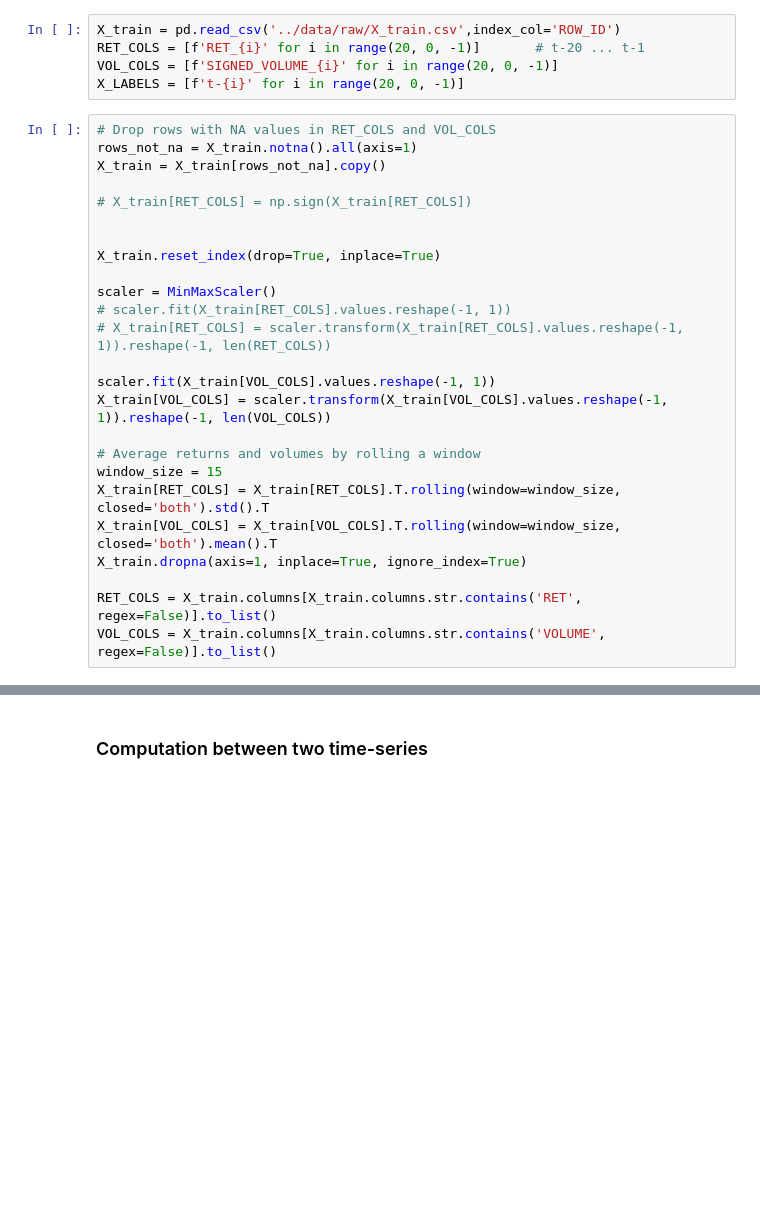
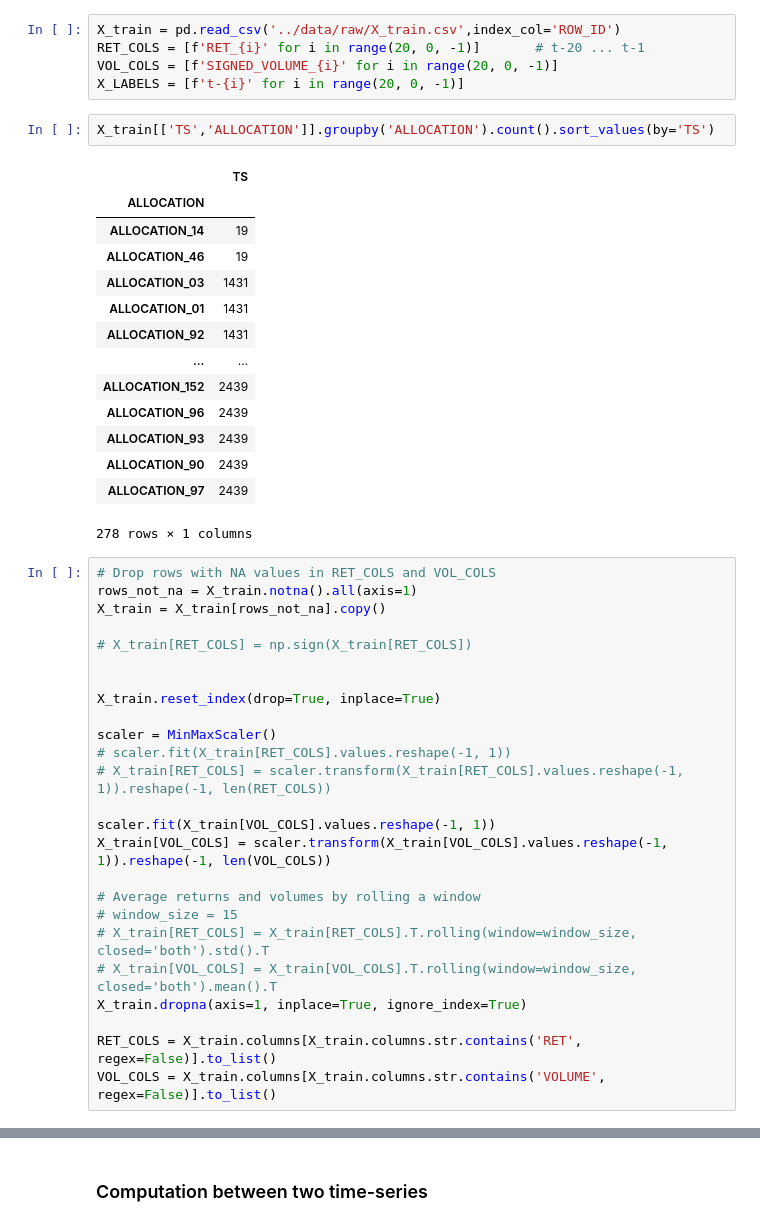
Before and after one commit to pamikem/performances_prediction_of_asset_allocations, a Jupyter notebook: notebooks/soft-dtw-computation-test.ipynb, the cells around one changed output, grey strips where cells are left out. Drawn from its saved outputs; the diff is of its cells as text; blank space fills up the shorter version.

```diff
--- a/notebooks/soft-dtw-computation-test.ipynb
+++ b/notebooks/soft-dtw-computation-test.ipynb
@@ -16,6 +16,23 @@ X_train = pd.read_csv('../data/raw/X_train.csv',index_col='ROW_ID')
 RET_COLS = [f'RET_{i}' for i in range(20, 0, -1)]       # t-20 ... t-1
 VOL_COLS = [f'SIGNED_VOLUME_{i}' for i in range(20, 0, -1)]
 X_LABELS = [f't-{i}' for i in range(20, 0, -1)]
+# %%
+X_train[['TS','ALLOCATION']].groupby('ALLOCATION').count().sort_values(by='TS')
+# %% [output]
+|  | TS |
+| ALLOCATION |  |
+| ALLOCATION_14 | 19 |
+| ALLOCATION_46 | 19 |
+| ALLOCATION_03 | 1431 |
+| ALLOCATION_01 | 1431 |
+| ALLOCATION_92 | 1431 |
+| ... | ... |
+| ALLOCATION_152 | 2439 |
+| ALLOCATION_96 | 2439 |
+| ALLOCATION_93 | 2439 |
+| ALLOCATION_90 | 2439 |
+| ALLOCATION_97 | 2439 |
+278 rows × 1 columns
 # %%
 # Drop rows with NA values in RET_COLS and VOL_COLS
 rows_not_na = X_train.notna().all(axis=1)
@@ -34,9 +51,9 @@ scaler.fit(X_train[VOL_COLS].values.reshape(-1, 1))
 X_train[VOL_COLS] = scaler.transform(X_train[VOL_COLS].values.reshape(-1, 1)).reshape(-1, len(VOL_COLS))
 
 # Average returns and volumes by rolling a window
-window_size = 15
-X_train[RET_COLS] = X_train[RET_COLS].T.rolling(window=window_size, closed='both').std().T
-X_train[VOL_COLS] = X_train[VOL_COLS].T.rolling(window=window_size, closed='both').mean().T
+# window_size = 15
+# X_train[RET_COLS] = X_train[RET_COLS].T.rolling(window=window_size, closed='both').std().T
+# X_train[VOL_COLS] = X_train[VOL_COLS].T.rolling(window=window_size, closed='both').mean().T
 X_train.dropna(axis=1, inplace=True, ignore_index=True)
 
 RET_COLS = X_train.columns[X_train.columns.str.contains('RET', regex=False)].to_list()
```
Also changed, not shown: parts of 5 cells of this notebook, 3 other files.
